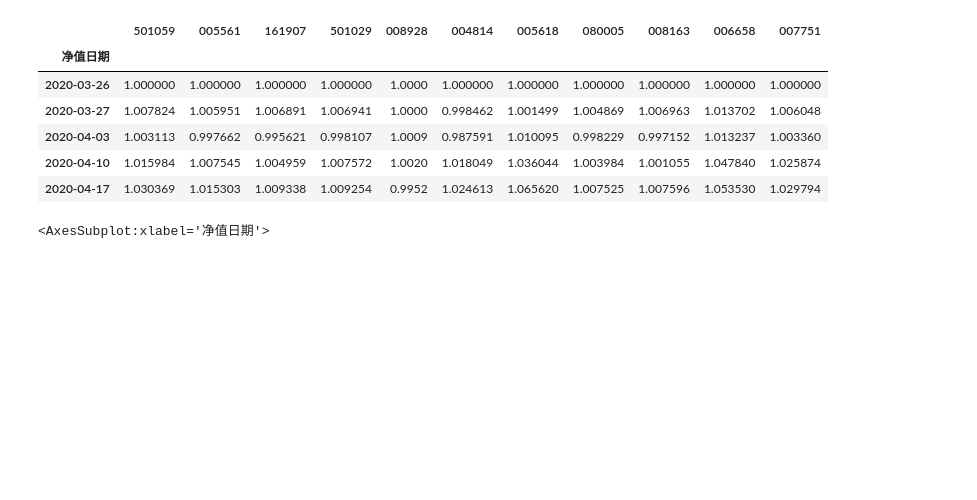
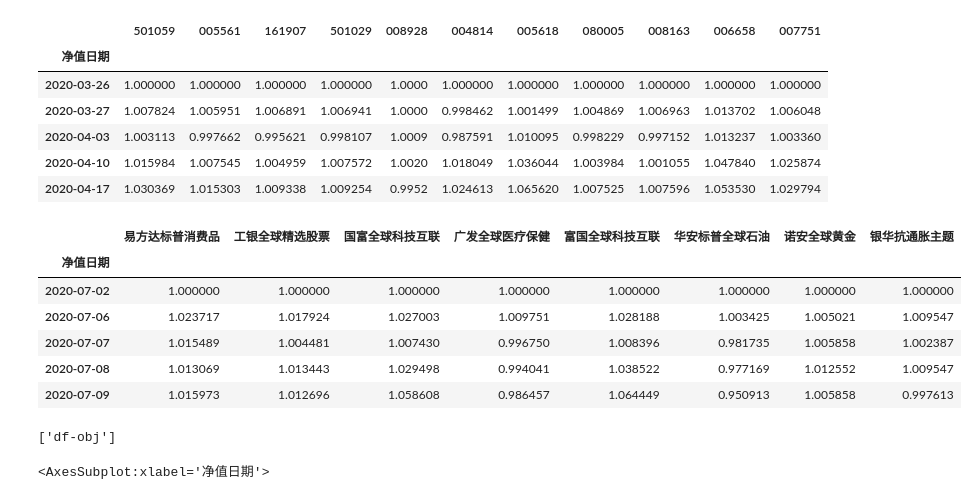
Before and after one commit to Rockyzsu/stock, a Jupyter notebook: fund/qdii_fund_analysis_5fund.ipynb, the cells around one changed output. Cells and saved outputs as stored; diff of their text form; code cells hidden in the pictures; blank space fills up the shorter version.

```diff
--- a/fund/qdii_fund_analysis_5fund.ipynb
+++ b/fund/qdii_fund_analysis_5fund.ipynb
@@ -872,3 +872,13 @@ result_na1=new_df.rename(columns=fund_dict)
 result_na1.to_pickle('obj_test.pkl')
 # %%
 result_na1 = pd.read_pickle('obj_test.pkl')
+# %%
+result_na1.head()
+# %% [output]
+|  | 易方达标普消费品 | 工银全球精选股票 | 国富全球科技互联 | 广发全球医疗保健 | 富国全球科技互联 | 华安标普全球石油 | 诺安全球黄金 | 银华抗通胀主题 |
+| 净值日期 |  |  |  |  |  |  |  |  |
+| 2020-07-02 | 1.000000 | 1.000000 | 1.000000 | 1.000000 | 1.000000 | 1.000000 | 1.000000 | 1.000000 |
+| 2020-07-06 | 1.023717 | 1.017924 | 1.027003 | 1.009751 | 1.028188 | 1.003425 | 1.005021 | 1.009547 |
+| 2020-07-07 | 1.015489 | 1.004481 | 1.007430 | 0.996750 | 1.008396 | 0.981735 | 1.005858 | 1.002387 |
+| 2020-07-08 | 1.013069 | 1.013443 | 1.029498 | 0.994041 | 1.038522 | 0.977169 | 1.012552 | 1.009547 |
+| 2020-07-09 | 1.015973 | 1.012696 | 1.058608 | 0.986457 | 1.064449 | 0.950913 | 1.005858 | 0.997613 |
@@ -875,3 +887,8 @@ result_na1 = pd.read_pickle('obj_test.pkl')
+# %%
+import joblib
+joblib.dump(result_na1,'df-obj')
+# %% [output]
+['df-obj']
 # %%
 plt.rcParams['figure.figsize'] = (16.0, 10)
 # %%
```
Also changed, not shown: parts of 1 cell of this notebook, 11 other files.
